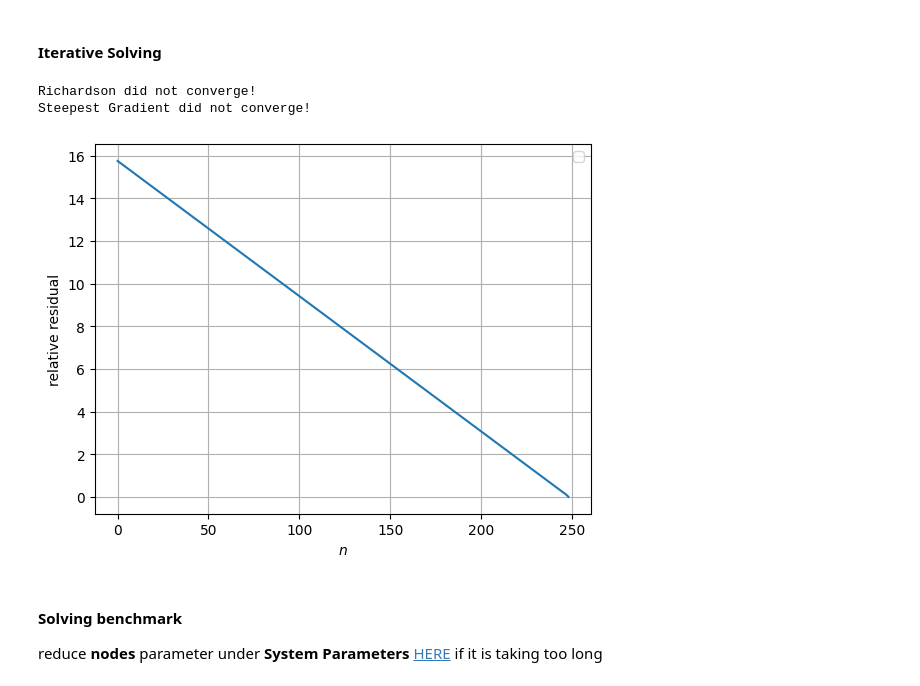
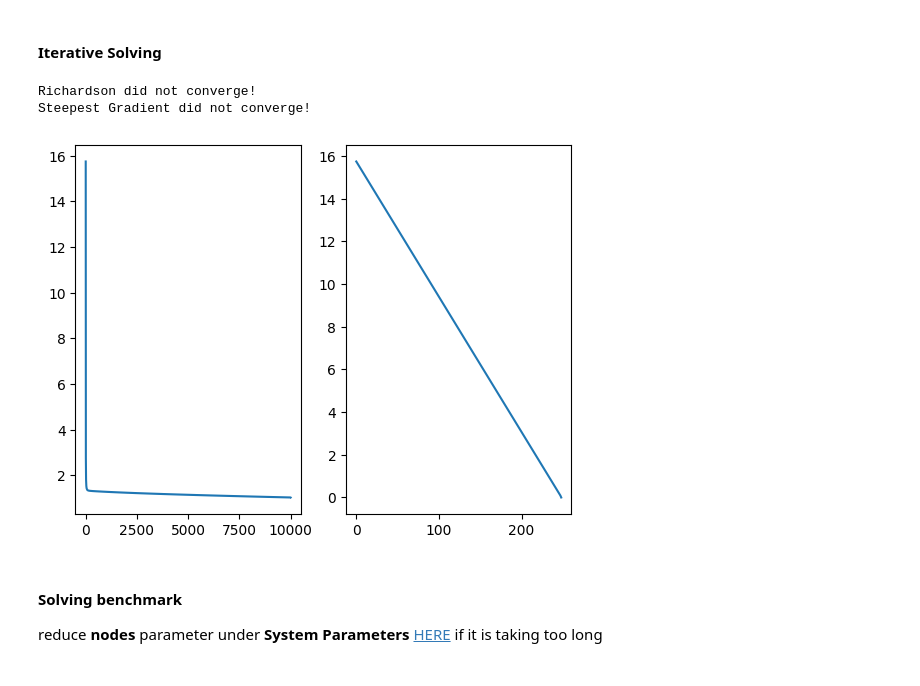
Before and after one commit to ajayhanssen/ThermalBar, a Jupyter notebook: thermalBar.ipynb, the cells around one changed output. Cells and saved outputs as stored; diff of their text form; code cells hidden in the pictures.

```diff
--- a/thermalBar.ipynb
+++ b/thermalBar.ipynb
@@ -45,9 +45,8 @@ n = np.size(x)-2
 h = x[1] - x[0]
 
 A = (2*np.eye(n) - np.eye(n, k=1) - np.eye(n, k=-1))
-A = A / h**2
 
-b = np.full(n, Q0 / (lamb * Across))
+b = np.full(n, Q0 / (lamb * Across))*h**2
 
 print(A)
 
@@ -235,22 +259,29 @@ def richardson_iteration(A, b, x0, theta, nmax):
     return x
 
 @timedit
-def steepest_gradient(A, b, x0, nmax):
+def steepest_gradient(A, b, x0, nmax, returnInfo=False):
     n = len(b)
     x = x0
     tol = 1e-8
 
     r = A @ x - b
+    if returnInfo == True: residual = []
     for i in range(nmax):
         alpha = r.T @ r / (r.T @ A @ r)
         x = x - alpha * r
         r = A @ x - b
+        if returnInfo == True: residual.append(np.linalg.norm(r) / np.linalg.norm(b))
         if np.linalg.norm(r) / np.linalg.norm(b) < tol:
-            print(f"Steepest grad. converged in {i} steps!")
-            return x
+            if returnInfo == True:
+                return x, residual
+            else:
+                return x
 
     print("Steepest Gradient did not converge!")
-    return x
+    if returnInfo == True:
+        return x, residual
+    else:
+        return x
 
 @timedit
 def conjugate_gradient(A, b, x0, nmax, returnInfo=False):
@@ -275,7 +306,10 @@ def conjugate_gradient(A, b, x0, nmax, returnInfo=False):
         s = -r + beta*s
 
     print("Conjugate Gradient did not converge!")
-    return x
+    if returnInfo == True:
+        return x, residual
+    else:
+        return x
 # %% [markdown]
 #### Matrix A properties
 # %%
@@ -315,23 +349,22 @@ T_vec_gauss = apply_init_conditions(T_vec_gauss, 0, 0)
 #### Iterative Solving
 # %%
 T_richard = richardson_iteration(A, b, np.zeros_like(b), 0.01, 10000)
-T_steep_grad = steepest_gradient(A, b, np.zeros_like(b), 10000)
+T_steep_grad, residual_sg = steepest_gradient(A, b, np.zeros_like(b), 10000, returnInfo=True)
 
 T_conj_grad = conjugate_gradient(A, b, np.zeros_like(b), 10000)
 T_conj_grad = apply_init_conditions(T_conj_grad, 0, 0)
 
-T_conj_sparse, residual = conjugate_gradient(spA, b, np.zeros_like(b), 10000, returnInfo=True)
+T_conj_sparse, residual_cg = conjugate_gradient(spA, b, np.zeros_like(b), 10000, returnInfo=True)
 T_conj_sparse = apply_init_conditions(T_conj_sparse, 0, 0)
 
-plt.plot(residual)
-plt.ylabel("relative residual")
-plt.xlabel("$n$")
-plt.legend()
-plt.grid()
+fig, ax = plt.subplots(1,2)
+ax[0].plot(residual_sg)
+ax[1].plot(residual_cg)
+plt.show()
 # %% [output]
 Richardson did not converge!
 Steepest Gradient did not converge!
-[figure, old version]
+[figure, new version]
 # %% [markdown]
 #### Solving benchmark
 reduce **nodes** parameter under **System Parameters** [HERE](#system-parameters) if it is taking too long
```
Also changed, not shown: parts of 7 cells of this notebook.
